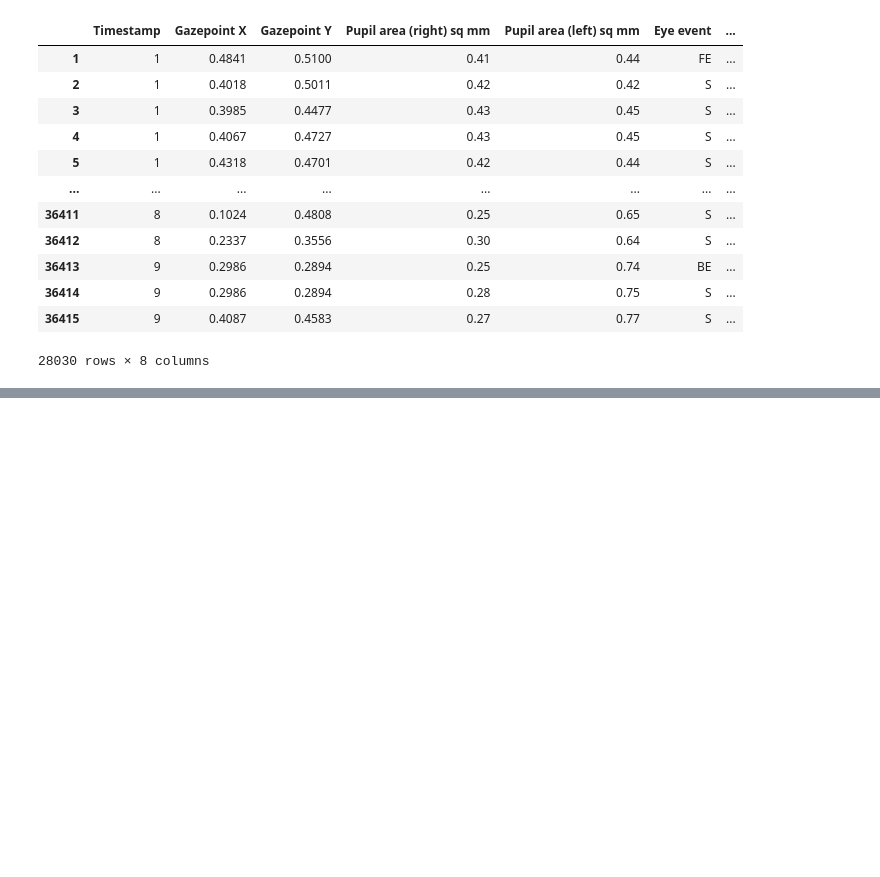
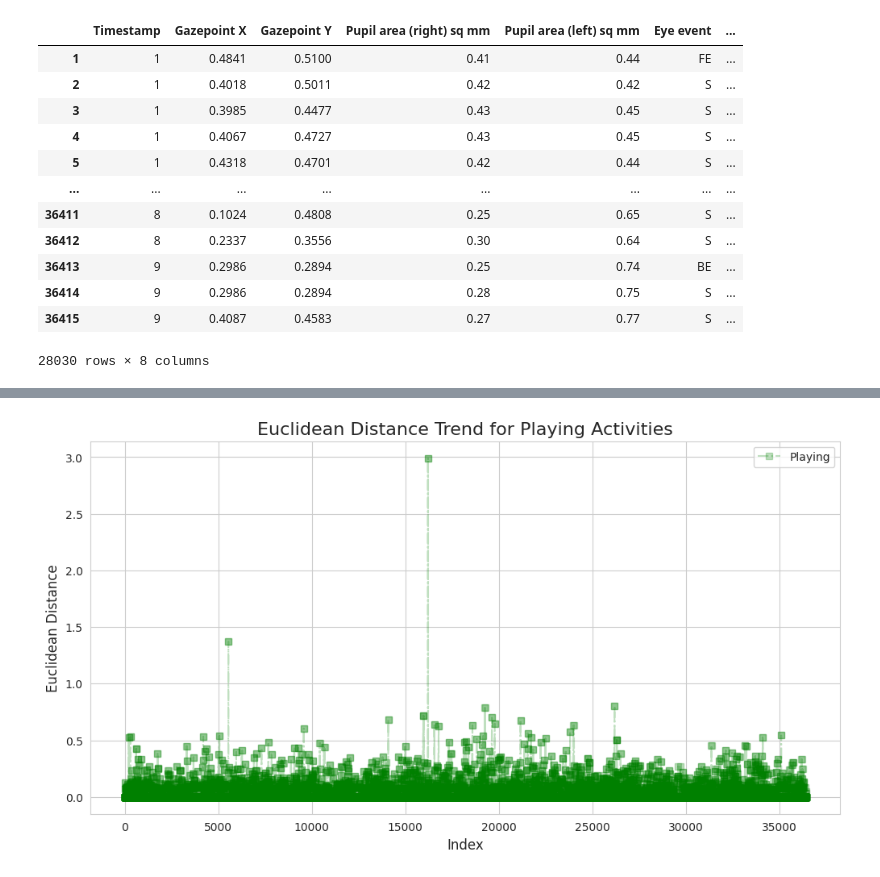
Before and after one commit to Vykp00/SeeTrue-AI, a Jupyter notebook: data_processing/2_feature_engineering.ipynb, the cells around one changed output, grey strips where cells are left out. Saved outputs shown, nothing was run; the diff lists cells and outputs as text; code cells hidden in the pictures; blank space fills up the shorter version.

```diff
--- a/data_processing/2_feature_engineering.ipynb
+++ b/data_processing/2_feature_engineering.ipynb
@@ -388,0 +425,18 @@ out_playing_data
+# %%
+plt.show()
+# Create a plot
+plt.figure(figsize=(12, 6))
+# Plot the Euclidean Distance trend for Playing activity
+plt.plot(out_playing_data['Euclidean Distance'], label='Playing', linestyle='-.', marker='s', color='green', alpha=0.25)
+
+# Customize the chart
+plt.title('Euclidean Distance Trend for Playing Activities', fontsize=16)
+plt.xlabel('Index', fontsize=12)
+plt.ylabel('Euclidean Distance', fontsize=12)
+plt.legend(fontsize=10)
+plt.grid(True)
+
+# Show the plot
+plt.show()
+# %% [output]
+[figure, added]
```
Also changed, not shown: parts of 4 cells of this notebook, 1 other file.
